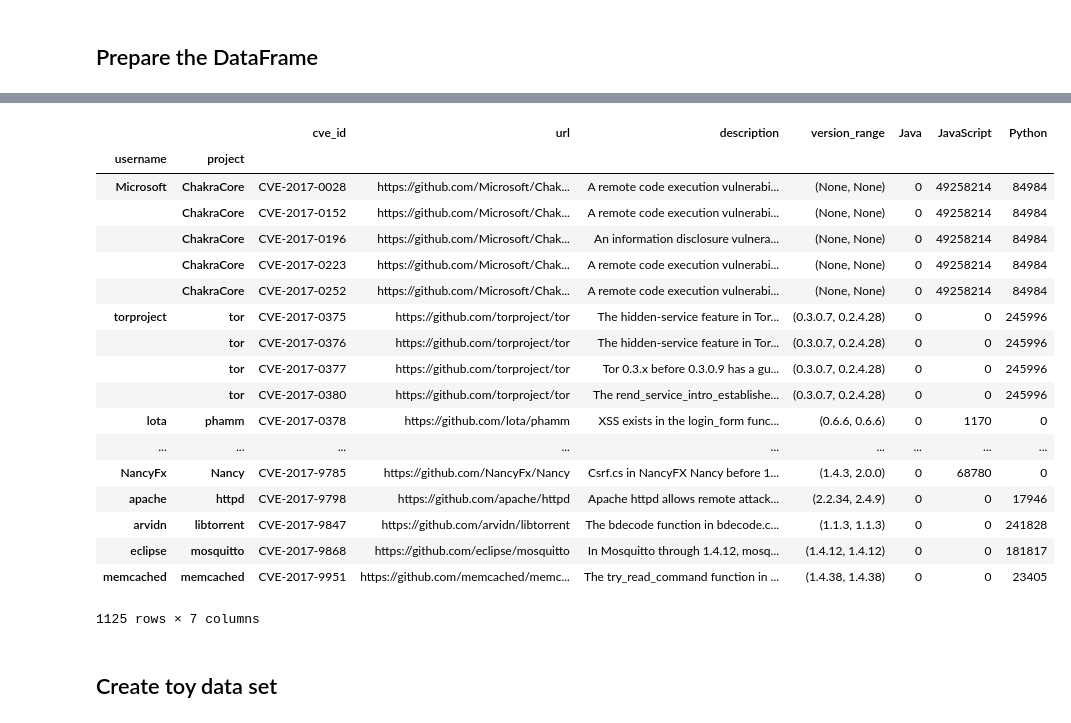
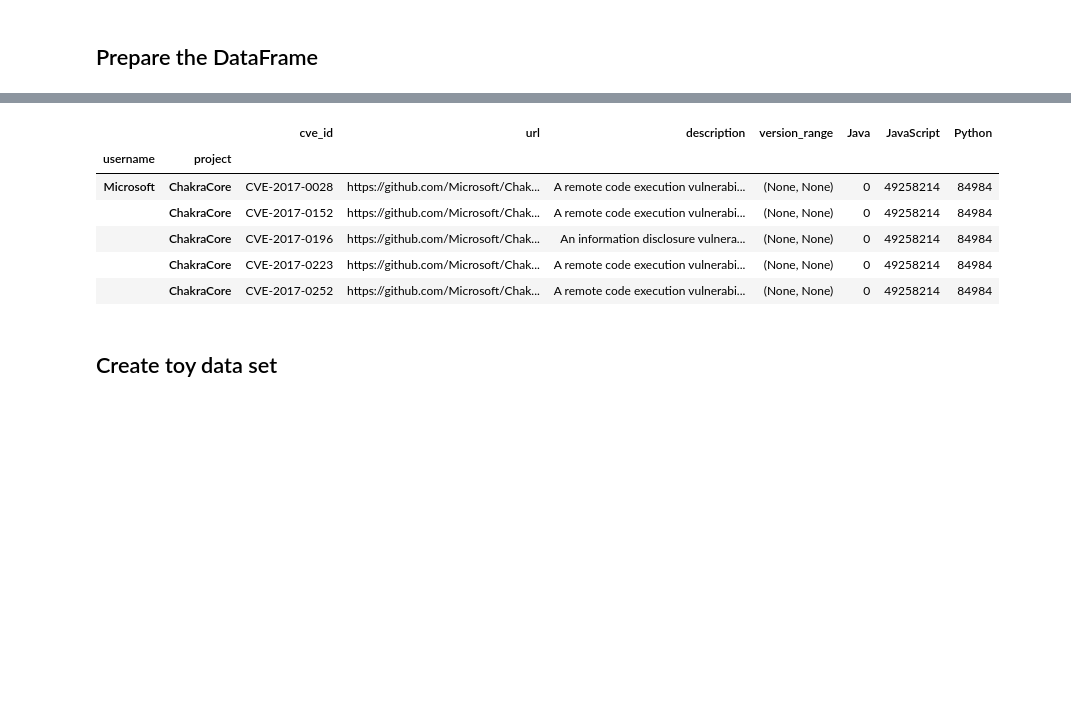
Before and after one commit to CermakM/nvdlib-msrb-, a Jupyter notebook: cve-desrciption-cracker.ipynb, the cells around one changed output, grey strips where cells are left out. Drawn from its saved outputs; the diff is of its cells as text; code cells hidden in the pictures; blank space fills up the shorter version.

```diff
--- a/cve-desrciption-cracker.ipynb
+++ b/cve-desrciption-cracker.ipynb
@@ -35,5 +35,3 @@ GH_BASE_URL = u"http[s]://github.com"
 ecos = ['Java', 'JavaScript', 'Python']
 df_ecos = df[ecos]
 df_ecos = df[['username', 'project', 'version_range', 'url', *ecos]][df_ecos.any(1)]
-
-df_ecos.set_index(['username', 'project'])
@@ -108,27 +86,15 @@ df = df[[
     'Python',
 ]]
 # %%
-df
+df.head()
 # %% [output]
 |  |  | cve_id | url | description | version_range | Java | JavaScript | Python |
 | username | project |  |  |  |  |  |  |  |
 | Microsoft | ChakraCore | CVE-2017-0028 | https://github.com/Microsoft/Chak... | A remote code execution vulnerabi... | (None, None) | 0 | 49258214 | 84984 |
 |  | ChakraCore | CVE-2017-0152 | https://github.com/Microsoft/Chak... | A remote code execution vulnerabi... | (None, None) | 0 | 49258214 | 84984 |
 |  | ChakraCore | CVE-2017-0196 | https://github.com/Microsoft/Chak... | An information disclosure vulnera... | (None, None) | 0 | 49258214 | 84984 |
 |  | ChakraCore | CVE-2017-0223 | https://github.com/Microsoft/Chak... | A remote code execution vulnerabi... | (None, None) | 0 | 49258214 | 84984 |
 |  | ChakraCore | CVE-2017-0252 | https://github.com/Microsoft/Chak... | A remote code execution vulnerabi... | (None, None) | 0 | 49258214 | 84984 |
-| torproject | tor | CVE-2017-0375 | https://github.com/torproject/tor | The hidden-service feature in Tor... | (0.3.0.7, 0.2.4.28) | 0 | 0 | 245996 |
-|  | tor | CVE-2017-0376 | https://github.com/torproject/tor | The hidden-service feature in Tor... | (0.3.0.7, 0.2.4.28) | 0 | 0 | 245996 |
-|  | tor | CVE-2017-0377 | https://github.com/torproject/tor | Tor 0.3.x before 0.3.0.9 has a gu... | (0.3.0.7, 0.2.4.28) | 0 | 0 | 245996 |
-|  | tor | CVE-2017-0380 | https://github.com/torproject/tor | The rend_service_intro_establishe... | (0.3.0.7, 0.2.4.28) | 0 | 0 | 245996 |
-| lota | phamm | CVE-2017-0378 | https://github.com/lota/phamm | XSS exists in the login_form func... | (0.6.6, 0.6.6) | 0 | 1170 | 0 |
-| ... | ... | ... | ... | ... | ... | ... | ... | ... |
-| NancyFx | Nancy | CVE-2017-9785 | https://github.com/NancyFx/Nancy | Csrf.cs in NancyFX Nancy before 1... | (1.4.3, 2.0.0) | 0 | 68780 | 0 |
-| apache | httpd | CVE-2017-9798 | https://github.com/apache/httpd | Apache httpd allows remote attack... | (2.2.34, 2.4.9) | 0 | 0 | 17946 |
-| arvidn | libtorrent | CVE-2017-9847 | https://github.com/arvidn/libtorrent | The bdecode function in bdecode.c... | (1.1.3, 1.1.3) | 0 | 0 | 241828 |
-| eclipse | mosquitto | CVE-2017-9868 | https://github.com/eclipse/mosquitto | In Mosquitto through 1.4.12, mosq... | (1.4.12, 1.4.12) | 0 | 0 | 181817 |
-| memcached | memcached | CVE-2017-9951 | https://github.com/memcached/memc... | The try_read_command function in ... | (1.4.38, 1.4.38) | 0 | 0 | 23405 |
-1125 rows × 7 columns
 # %% [markdown]
 ## Create toy data set
 # %%
```
Also changed, not shown: parts of 5 cells of this notebook.
